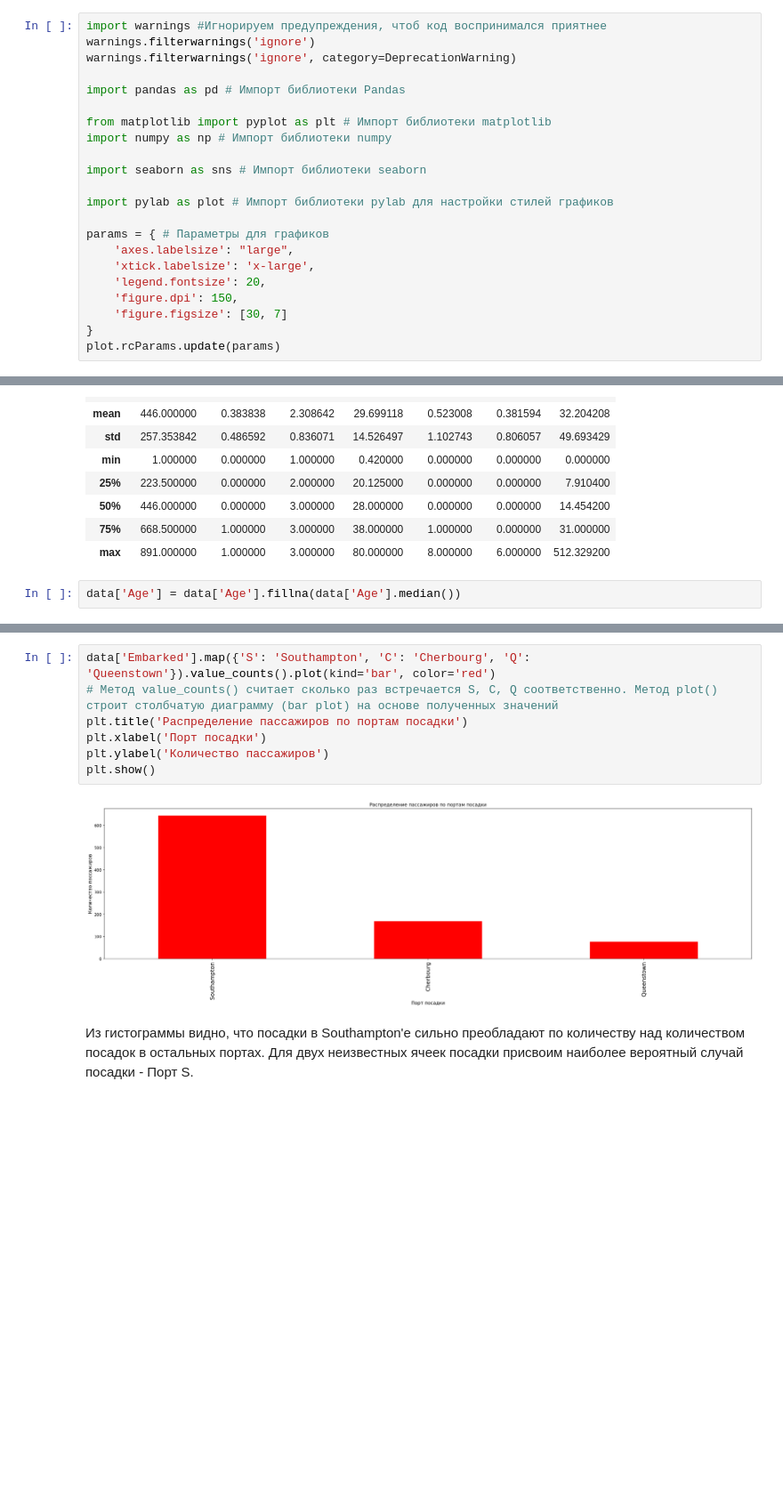
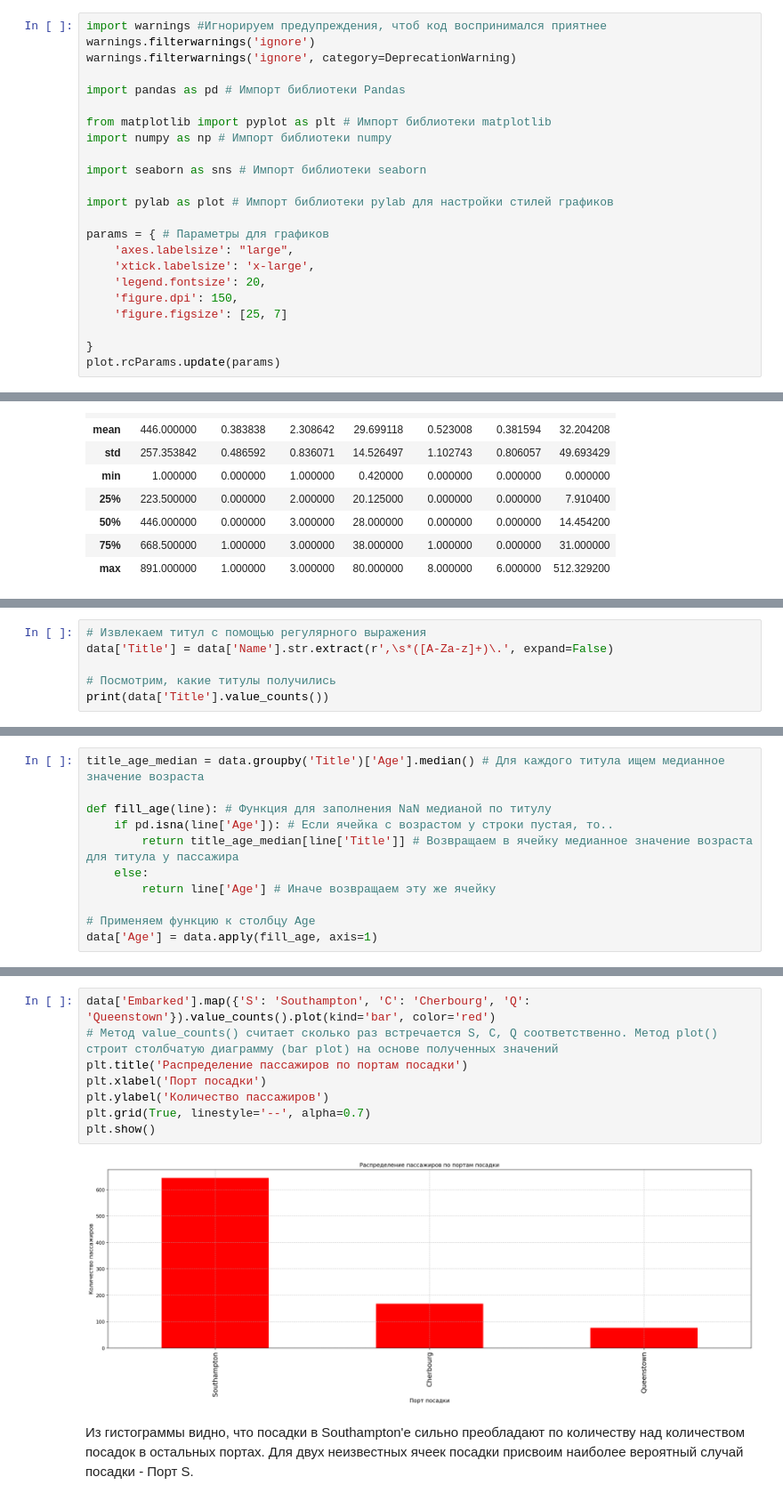
Before and after one commit to neuezeldaa/TItanic_Kaggle, a Jupyter notebook: Titanic_Kaggle_Zolotov.ipynb, the cells around one changed output, grey strips where cells are left out. Shown at 89% size. Drawn from its saved outputs; the diff is of its cells as text; blank space fills up the shorter version.

```diff
--- a/Titanic_Kaggle_Zolotov.ipynb
+++ b/Titanic_Kaggle_Zolotov.ipynb
@@ -60,7 +60,8 @@ params = { # Параметры для графиков
     'xtick.labelsize': 'x-large',
     'legend.fontsize': 20,
     'figure.dpi': 150,
-    'figure.figsize': [30, 7]
+    'figure.figsize': [25, 7]
+
 }
 plot.rcParams.update(params)
 # %% [markdown]
@@ -153,5 +154,3 @@ data.describe()
 | 50% | 446.000000 | 0.000000 | 3.000000 | 28.000000 | 0.000000 | 0.000000 | 14.454200 |
 | 75% | 668.500000 | 1.000000 | 3.000000 | 38.000000 | 1.000000 | 0.000000 | 31.000000 |
 | max | 891.000000 | 1.000000 | 3.000000 | 80.000000 | 8.000000 | 6.000000 | 512.329200 |
-# %%
-data['Age'] = data['Age'].fillna(data['Age'].median())
@@ -159,0 +163,6 @@ data['Age'] = data['Age'].fillna(data['Age'].median())
+# %%
+# Извлекаем титул с помощью регулярного выражения
+data['Title'] = data['Name'].str.extract(r',\s*([A-Za-z]+)\.', expand=False)
+
+# Посмотрим, какие титулы получились
+print(data['Title'].value_counts())
@@ -159,0 +205,11 @@ data['Age'] = data['Age'].fillna(data['Age'].median())
+# %%
+title_age_median = data.groupby('Title')['Age'].median() # Для каждого титула ищем медианное значение возраста
+
+def fill_age(line): # Функция для заполнения NaN медианой по титулу
+    if pd.isna(line['Age']): # Если ячейка с возрастом у строки пустая, то..
+        return title_age_median[line['Title']] # Возвращаем в ячейку медианное значение возраста для титула у пассажира
+    else:
+        return line['Age'] # Иначе возвращаем эту же ячейку
+
+# Применяем функцию к столбцу Age
+data['Age'] = data.apply(fill_age, axis=1)
@@ -183,12 +242,13 @@ dtype: int64
 # %%
 data['Embarked'].map({'S': 'Southampton', 'C': 'Cherbourg', 'Q': 'Queenstown'}).value_counts().plot(kind='bar', color='red')
 # Метод value_counts() считает сколько раз встречается S, C, Q соответственно. Метод plot() строит столбчатую диаграмму (bar plot) на основе полученных значений
 plt.title('Распределение пассажиров по портам посадки')
 plt.xlabel('Порт посадки')
 plt.ylabel('Количество пассажиров')
+plt.grid(True, linestyle='--', alpha=0.7)
 plt.show()
 # %% [output]
-[figure, old version]
+[figure, new version]
 # %% [markdown]
 Из гистограммы видно, что посадки в Southampton'е сильно преобладают по количеству над количеством посадок в остальных портах. Для двух неизвестных ячеек посадки присвоим наиболее вероятный случай посадки - Порт S.
 # %%
```
Also changed, not shown: parts of 36 cells of this notebook.
